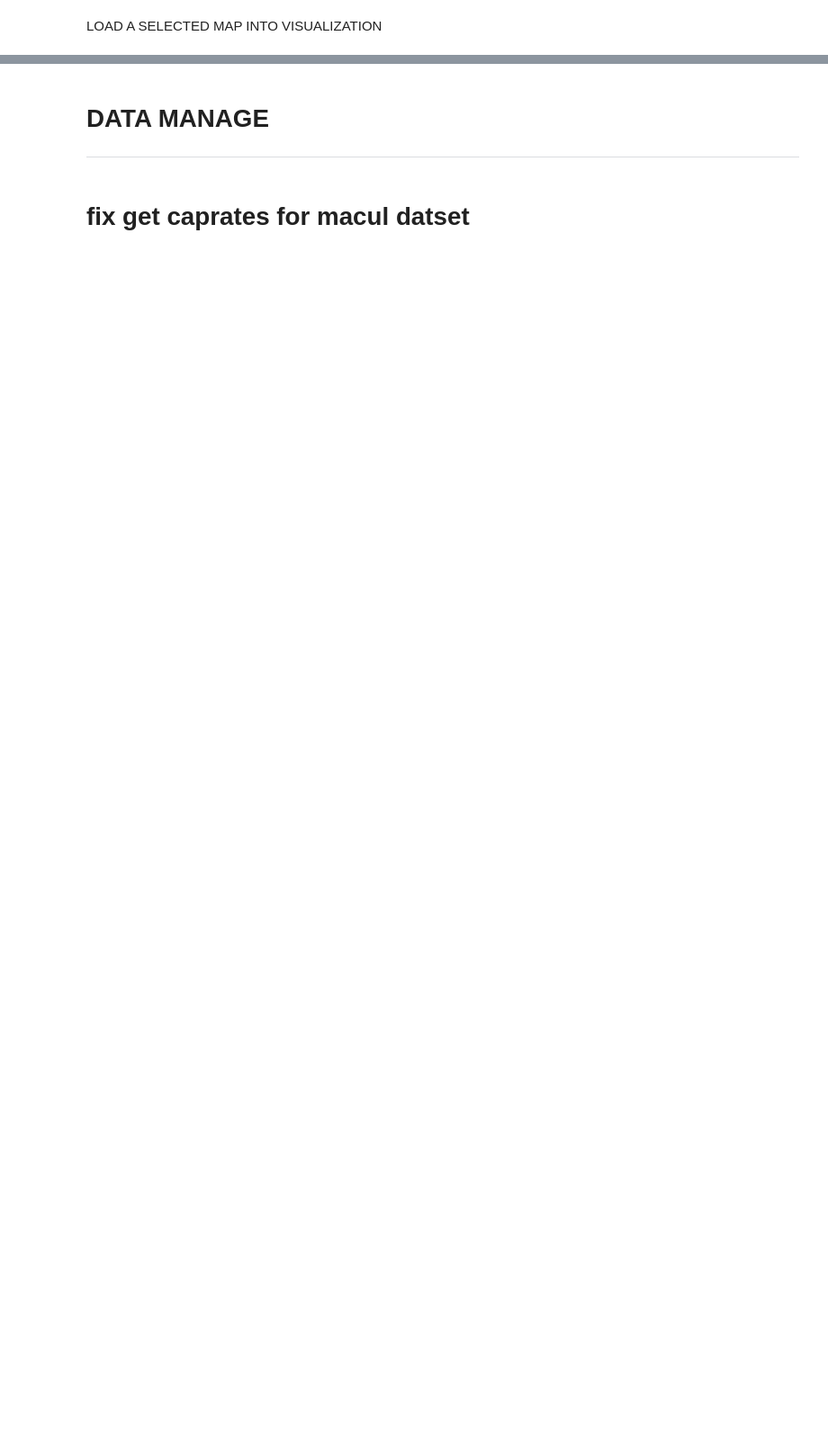
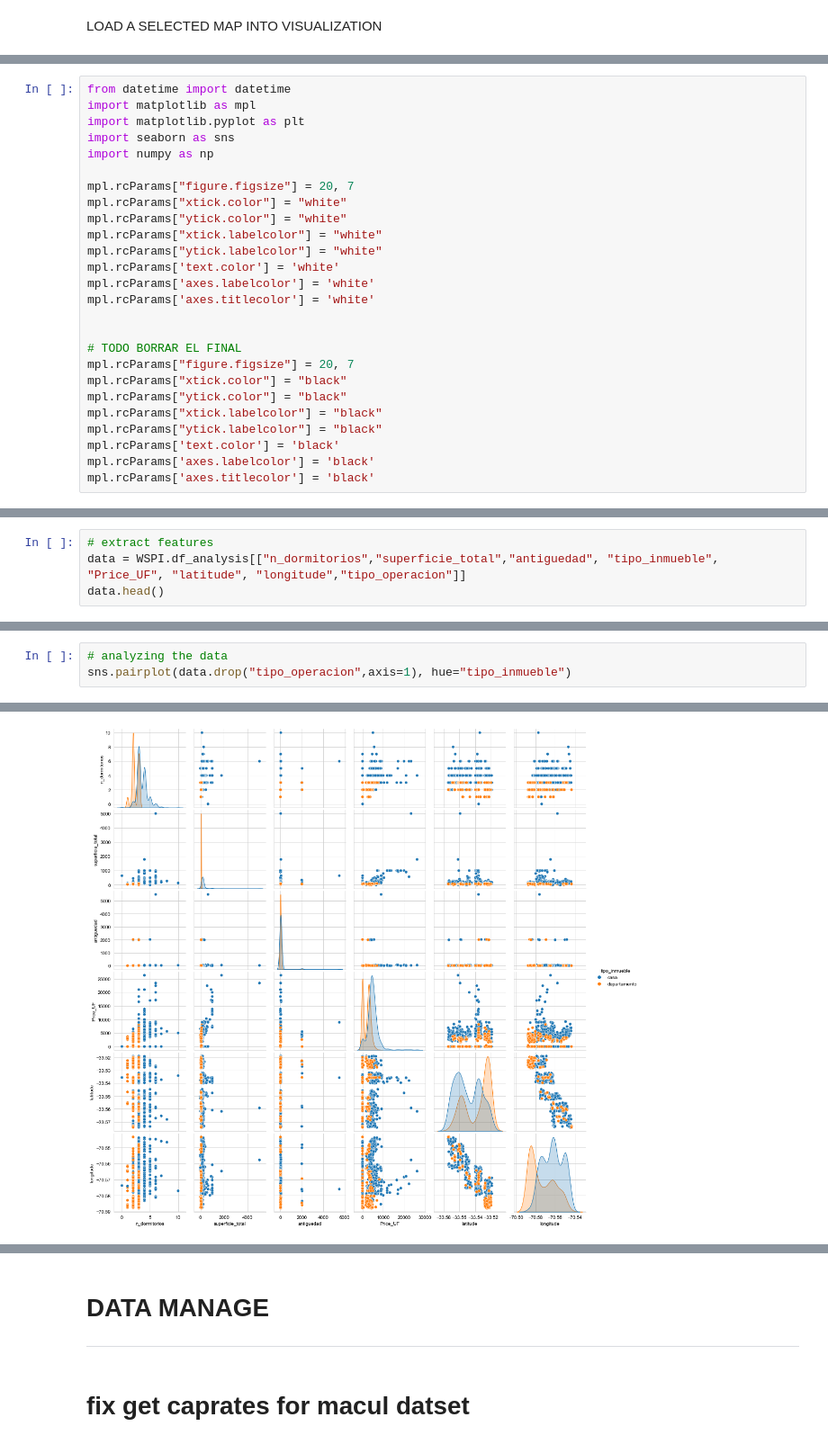
Before and after one commit to NEOZRO/portal_inmobiliario_web_scraper, a Jupyter notebook: main.ipynb, the cells around one changed output, grey strips where cells are left out. Shown at 90% size. Cells and saved outputs as stored; diff of their text form; blank space fills up the shorter version.

```diff
--- a/main.ipynb
+++ b/main.ipynb
@@ -87,0 +68,26 @@ NOT NULL constraint failed: master_id.latitude
+# %%
+from datetime import datetime
+import matplotlib as mpl
+import matplotlib.pyplot as plt
+import seaborn as sns
+import numpy as np
+
+mpl.rcParams["figure.figsize"] = 20, 7
+mpl.rcParams["xtick.color"] = "white"
+mpl.rcParams["ytick.color"] = "white"
+mpl.rcParams["xtick.labelcolor"] = "white"
+mpl.rcParams["ytick.labelcolor"] = "white"
+mpl.rcParams['text.color'] = 'white'
+mpl.rcParams['axes.labelcolor'] = 'white'
+mpl.rcParams['axes.titlecolor'] = 'white'
+
+
+# TODO BORRAR EL FINAL
+mpl.rcParams["figure.figsize"] = 20, 7
+mpl.rcParams["xtick.color"] = "black"
+mpl.rcParams["ytick.color"] = "black"
+mpl.rcParams["xtick.labelcolor"] = "black"
+mpl.rcParams["ytick.labelcolor"] = "black"
+mpl.rcParams['text.color'] = 'black'
+mpl.rcParams['axes.labelcolor'] = 'black'
+mpl.rcParams['axes.titlecolor'] = 'black'
@@ -87,0 +97,4 @@ NOT NULL constraint failed: master_id.latitude
+# %%
+# extract features
+data = WSPI.df_analysis[["n_dormitorios","superficie_total","antiguedad", "tipo_inmueble", "Price_UF", "latitude", "longitude","tipo_operacion"]]
+data.head()
@@ -87,0 +108,4 @@ NOT NULL constraint failed: master_id.latitude
+# %%
+# analyzing the data
+sns.pairplot(data.drop("tipo_operacion",axis=1), hue="tipo_inmueble")
+# %% [output]
@@ -87,0 +113 @@ NOT NULL constraint failed: master_id.latitude
+[figure, added]
```
Also changed, not shown: parts of 41 cells of this notebook, 10 other files.
